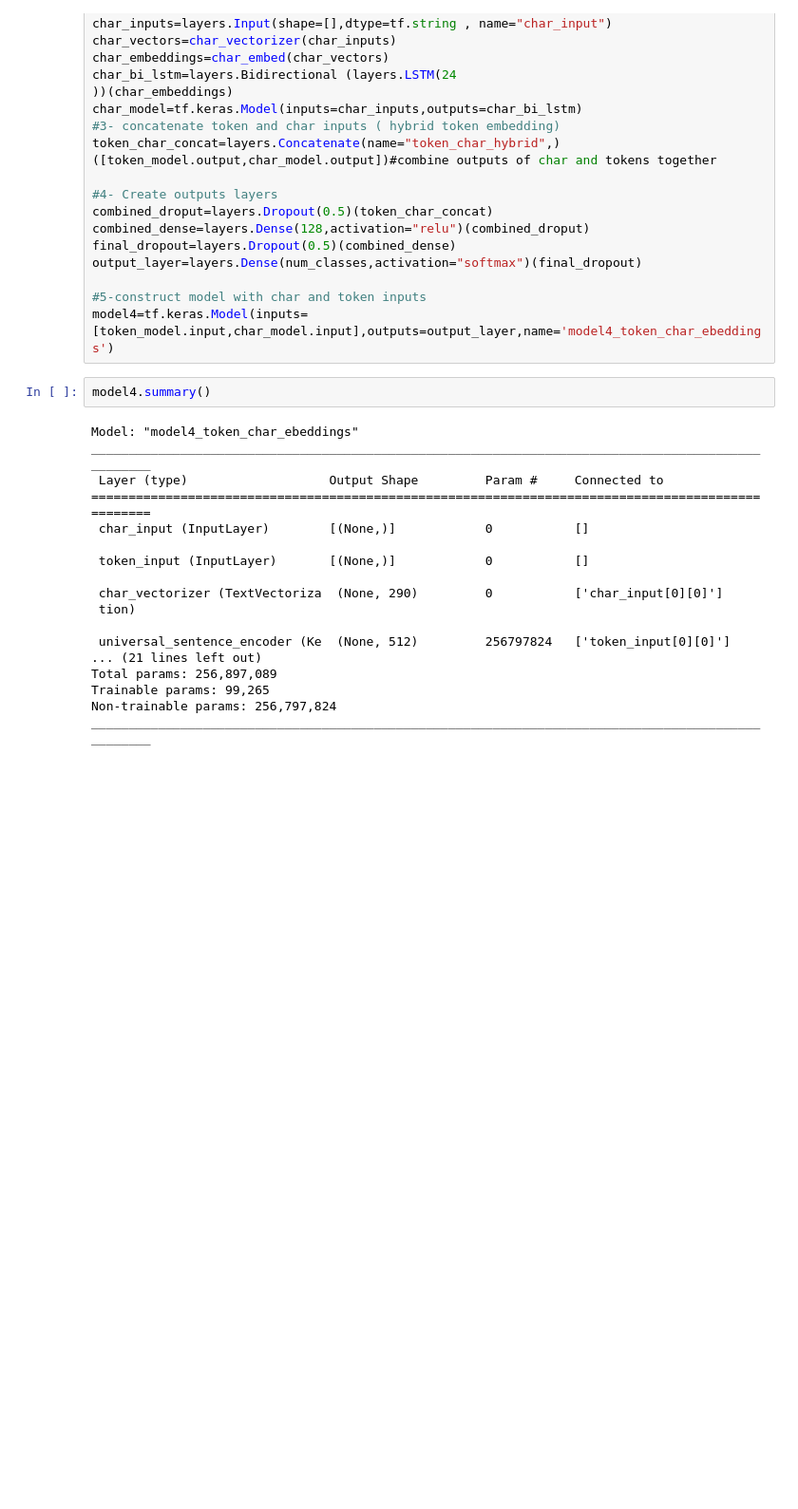
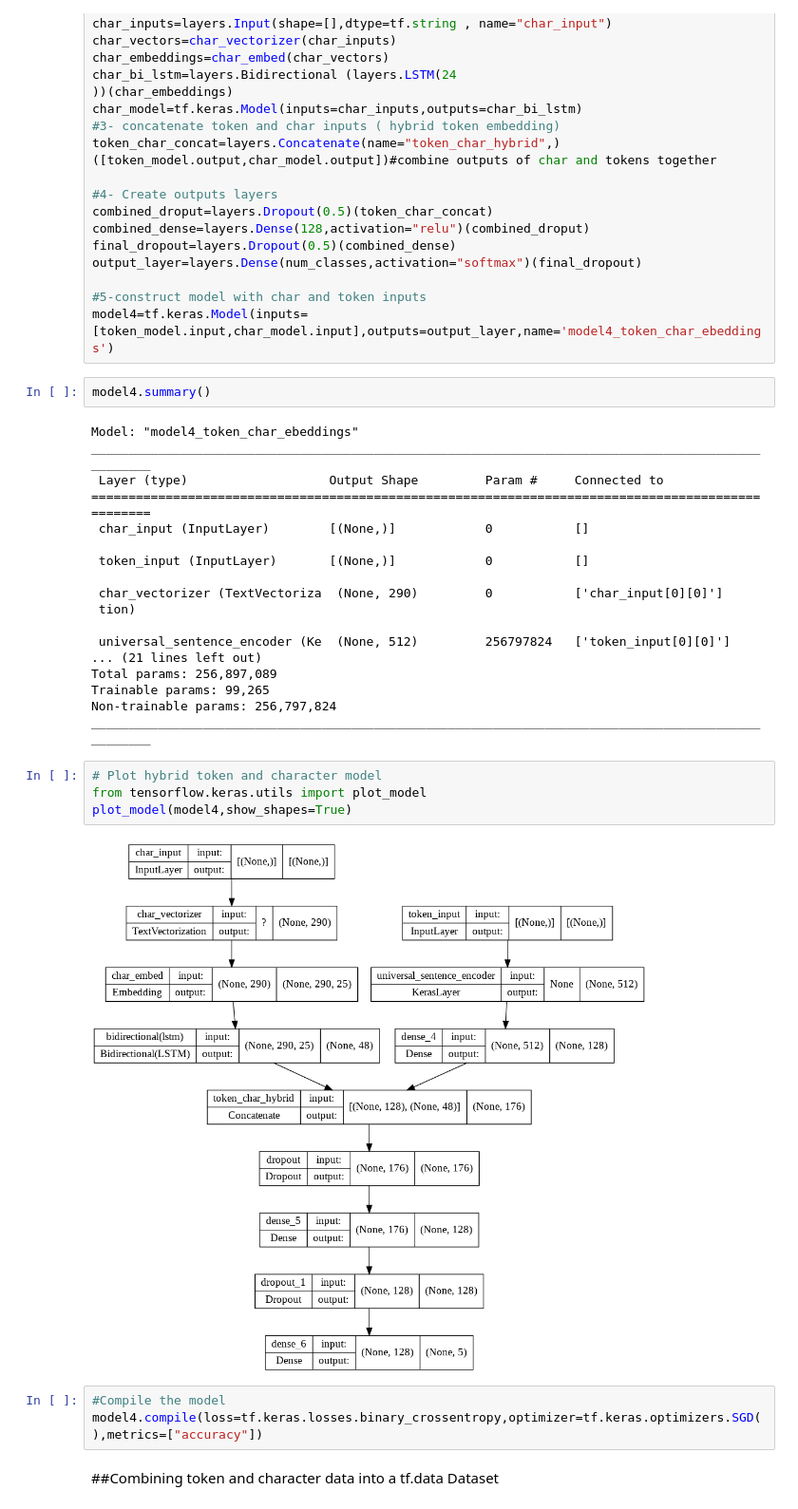
Before and after one commit to ParsaSinichi/Tensorflow_DL, a Jupyter notebook: SkimLit.ipynb, the cells around one changed output. Shown at 95% size. Cells and saved outputs as stored; diff of their text form; blank space fills up the shorter version.

```diff
--- a/SkimLit.ipynb
+++ b/SkimLit.ipynb
@@ -900,3 +903,14 @@ Total params: 256,897,089
 Trainable params: 99,265
 Non-trainable params: 256,797,824
 __________________________________________________________________________________________________
+# %%
+# Plot hybrid token and character model
+from tensorflow.keras.utils import plot_model
+plot_model(model4,show_shapes=True)
+# %% [output]
+[figure, added]
+# %%
+#Compile the model
+model4.compile(loss=tf.keras.losses.binary_crossentropy,optimizer=tf.keras.optimizers.SGD(),metrics=["accuracy"])
+# %% [markdown]
+##Combining token and character data into a tf.data Dataset
```
Also changed, not shown: parts of 24 cells of this notebook.
